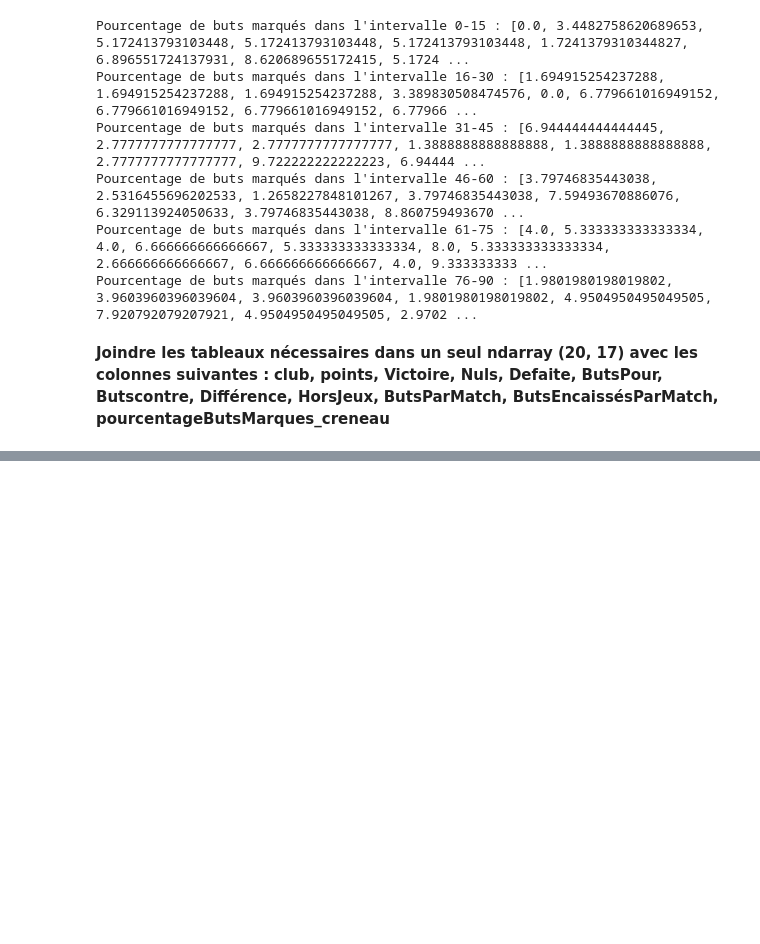
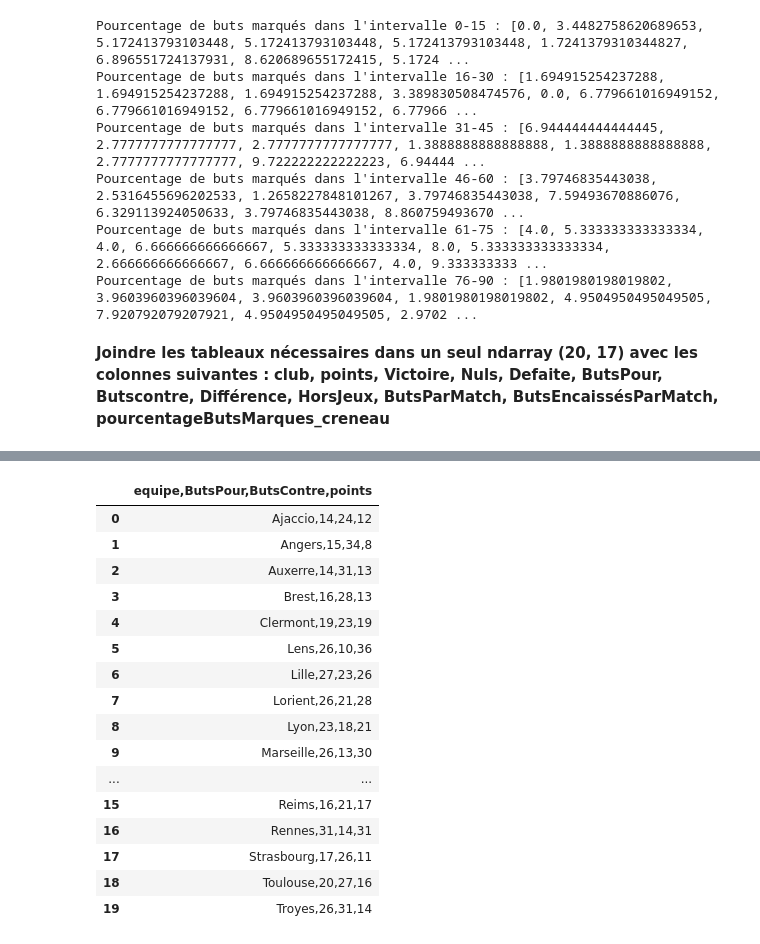
Before and after one commit to olamineZakaria/Satistique-with-python, a Jupyter notebook: Statistique.ipynb, the cells around one changed output, grey strips where cells are left out. Saved outputs shown, nothing was run; the diff lists cells and outputs as text; code cells hidden in the pictures; blank space fills up the shorter version.

```diff
--- a/Statistique.ipynb
+++ b/Statistique.ipynb
@@ -406,0 +460,22 @@ Pourcentage de buts marqués dans l'intervalle 76-90 : [1.9801980198019802, 3.96
+# %%
+m_data = pd.read_csv('equipe_ligue1.csv',delimiter=';')
+# %%
+m_data
+# %% [output]
+|  | equipe,ButsPour,ButsContre,points |
+| 0 | Ajaccio,14,24,12 |
+| 1 | Angers,15,34,8 |
+| 2 | Auxerre,14,31,13 |
+| 3 | Brest,16,28,13 |
+| 4 | Clermont,19,23,19 |
+| 5 | Lens,26,10,36 |
+| 6 | Lille,27,23,26 |
+| 7 | Lorient,26,21,28 |
+| 8 | Lyon,23,18,21 |
+| 9 | Marseille,26,13,30 |
+| ... | ... |
+| 15 | Reims,16,21,17 |
+| 16 | Rennes,31,14,31 |
+| 17 | Strasbourg,17,26,11 |
+| 18 | Toulouse,20,27,16 |
+| 19 | Troyes,26,31,14 |
```
Also changed, not shown: parts of 8 cells of this notebook, 1 other file.
